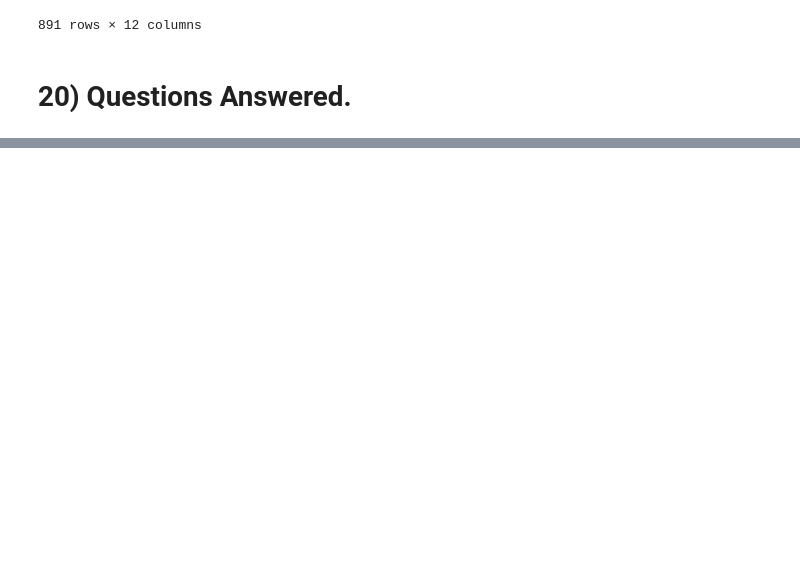
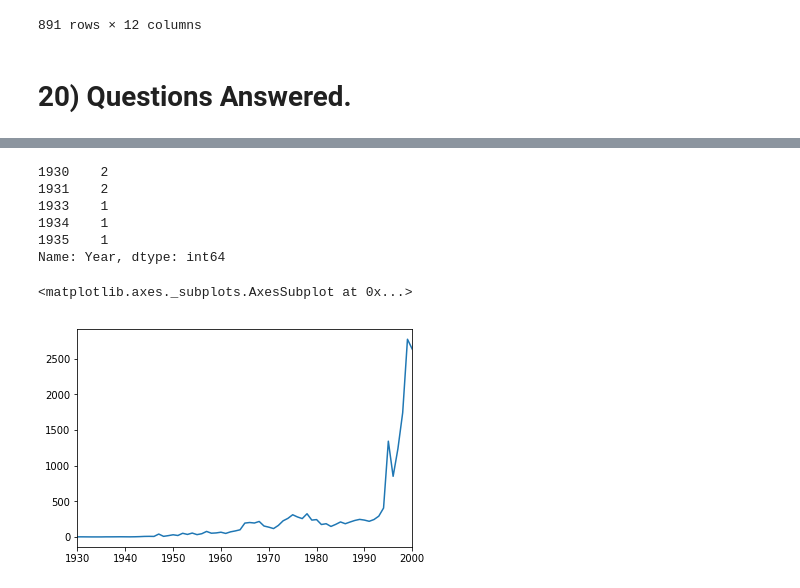
Before and after one commit to causapablo/Data-School, a Jupyter notebook: My practices on the course/Practicas Data School.ipynb, the cells around one changed output, grey strips where cells are left out. Cells and saved outputs as stored; diff of their text form; code cells hidden in the pictures; blank space fills up the shorter version.

```diff
--- a/My practices on the course/Practicas Data School.ipynb
+++ b/My practices on the course/Practicas Data School.ipynb
@@ -1684,0 +1816,2 @@ pd.read_pickle('train.pkl')
+# %%
+ufo = pd.read_csv('http://bit.ly/uforeports')
@@ -1684,0 +1855,2 @@ pd.read_pickle('train.pkl')
+# %%
+ufo['Time'] = pd.to_datetime(ufo.Time)
@@ -1684,0 +1930,4 @@ pd.read_pickle('train.pkl')
+# %%
+ufo['year'] = ufo.Time.dt.year
+ufo.head()
+#notice that we have a new column given by the year.
@@ -1684,0 +1941,20 @@ pd.read_pickle('train.pkl')
+# %%
+ufo.rename(columns = {'year':'Year'},inplace=True)
+# %%
+#Now, If I want to analyze the number of reports by year, one way to to it is to use value_counts().
+ufo.Year.value_counts().sort_index().head()
+#We sort the year by index.
+# %% [output]
+1930    2
+1931    2
+1933    1
+1934    1
+1935    1
+Name: Year, dtype: int64
+# %%
+#now we can plot it.
+ufo.Year.value_counts().sort_index().plot()
+#This plots shows us the number of reports per year.
+# %% [output]
+<matplotlib.axes._subplots.AxesSubplot at 0x...>
+[figure, added]
```
Also changed, not shown: parts of 40 cells of this notebook.
